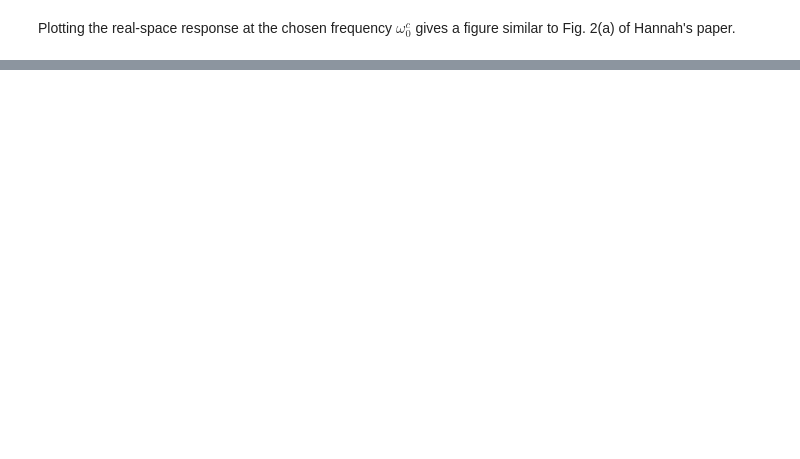
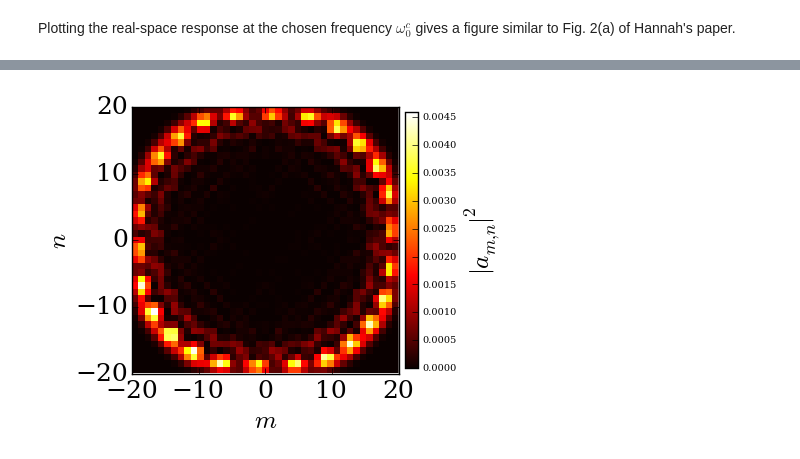
Before and after one commit to berceanu/notebooks, a Jupyter notebook: julia/berryphase.ipynb, the cells around one changed output, grey strips where cells are left out. Cells and saved outputs as stored; diff of their text form; code cells hidden in the pictures; blank space fills up the shorter version.

```diff
--- a/julia/berryphase.ipynb
+++ b/julia/berryphase.ipynb
@@ -41,0 +46,4 @@ plotreal(cω0; lim=10, seed=4321)
+# %%
+plotreal(1.122,0,-20)
+# %% [output]
+[figure, added]
```
Also changed, not shown: parts of 6 cells of this notebook, 1 other file.
